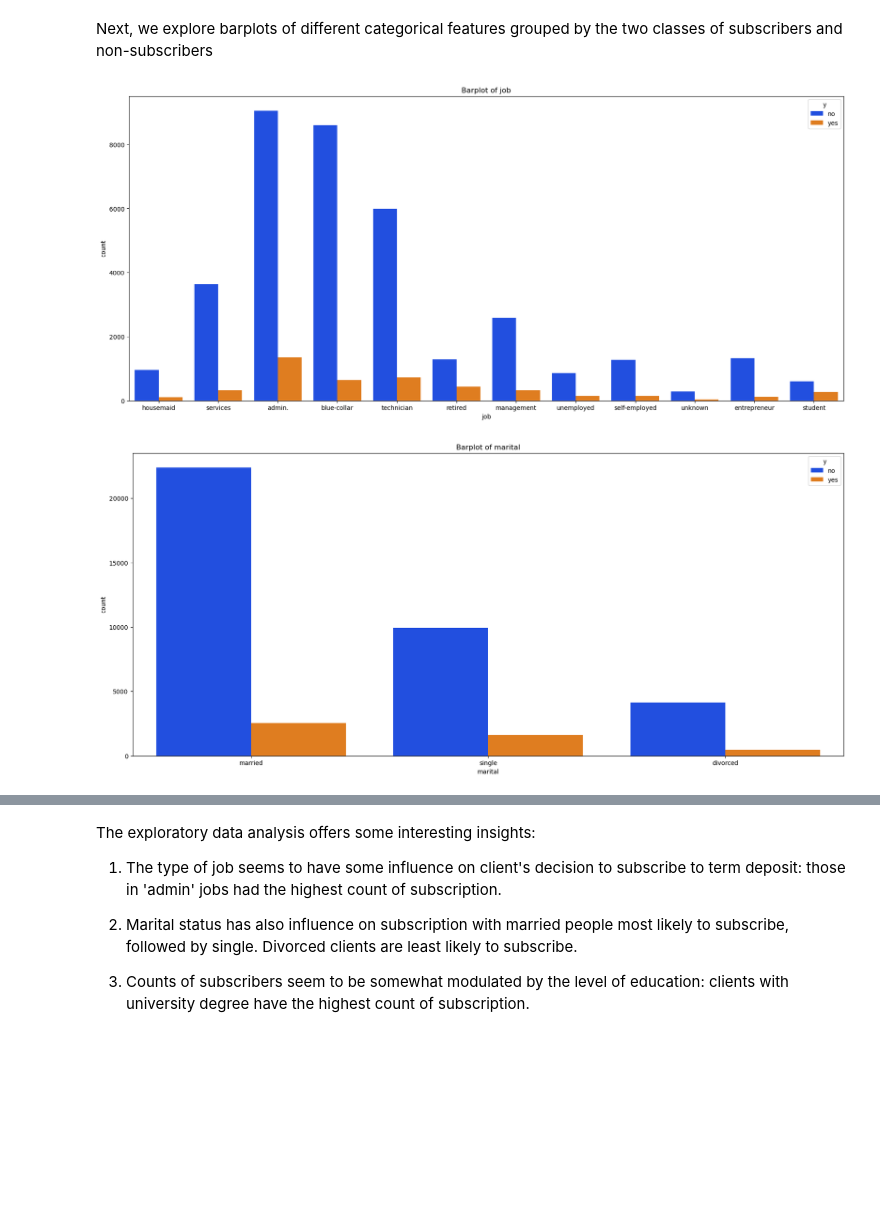
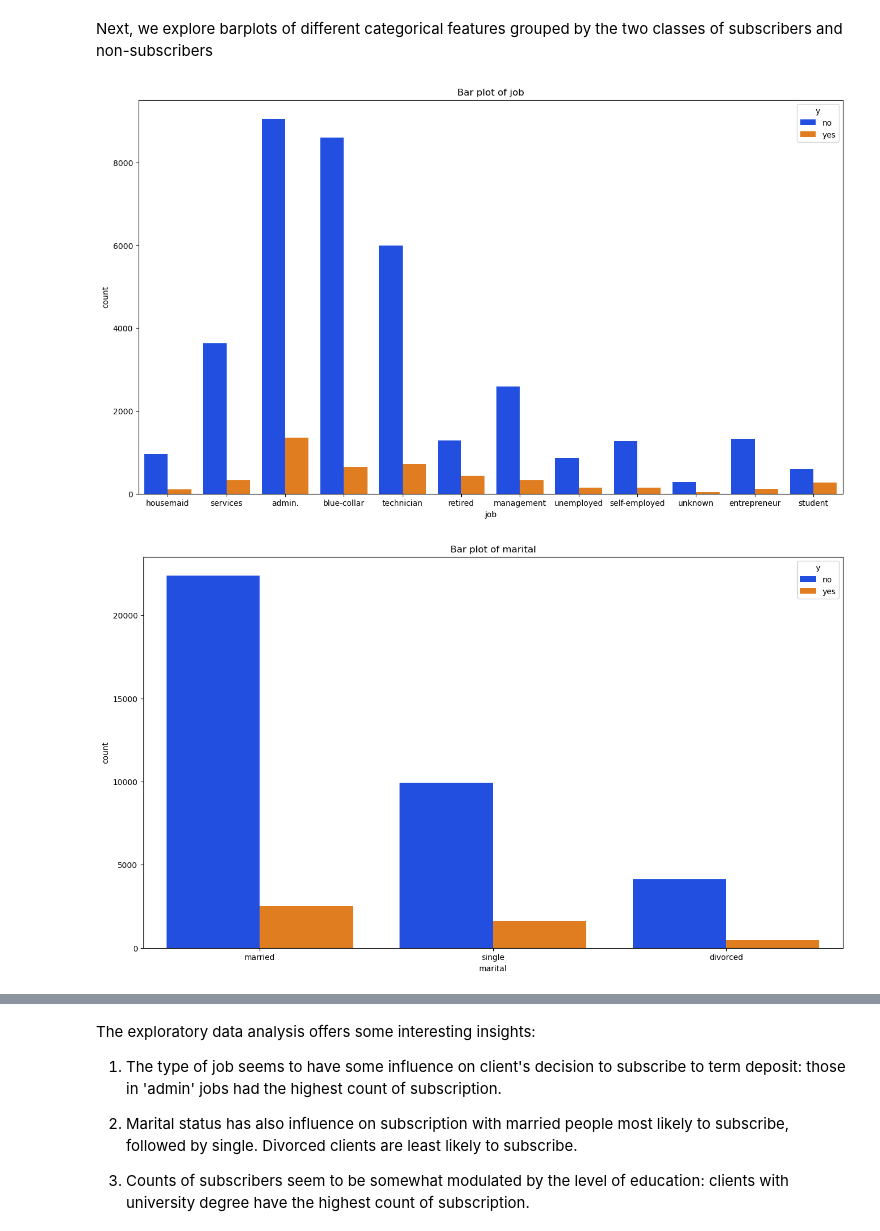
Before and after one commit to SubhamGhosh12/UC_Berkeley_AI_ML, a Jupyter notebook: Practical Application Assignment 17.1/prompt_IIISG.ipynb, the cells around one changed output, grey strips where cells are left out. Drawn from its saved outputs; the diff is of its cells as text; code cells hidden in the pictures; blank space fills up the shorter version.

```diff
--- a/Practical Application Assignment 17.1/prompt_IIISG.ipynb
+++ b/Practical Application Assignment 17.1/prompt_IIISG.ipynb
@@ -119,0 +98,11 @@ print("# Unknown values for 'poutcome' variable: {0}".format(len(df.loc[df['pout
+# %%
+#checking for number of entries recorded as 'unknown' in the different categorical features
+feat_list = ['job','marital','education','default','housing','loan','contact','month','day_of_week','poutcome']
+number_of_unknowns=[]
+for feature in feat_list:
+    number_of_unknowns.append(len(df.loc[df[feature] == "unknown"]))
+
+
+df_number_of_unknowns = pd.DataFrame({'Feature': feat_list, 'Number of Unknowns':number_of_unknowns})
+
+df_number_of_unknowns
@@ -203,12 +204,12 @@ Age does not seem to be a differentiating feature for subscriber vs no subscribe
 # %% [markdown]
 Next, we explore barplots of different categorical features grouped by the two classes of  subscribers and non-subscribers
 # %%
-cat_list = ['job','marital','education','default','housing','loan','contact','month','day_of_week','poutcome']
-for feature in cat_list:
-    plt.figure(figsize=(21,9))
+feat_list = ['job','marital','education','default','housing','loan','contact','month','day_of_week','poutcome']
+for feature in feat_list:
+    plt.figure(figsize=(16,9))
     sns.countplot(x = feature, data = df, hue = 'y', palette = 'bright')
-    plt.title('Barplot of '+feature)
+    plt.title('Bar plot of '+feature)
     plt.show()
 # %% [output]
-[figure, old version]
+[figure, new version]
-[figure, old version]
+[figure, new version]
```
Also changed, not shown: parts of 3 cells of this notebook.
